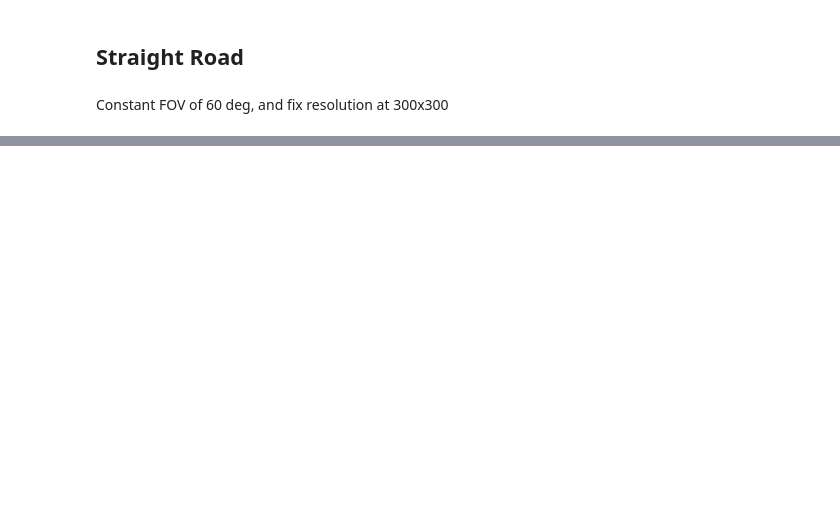
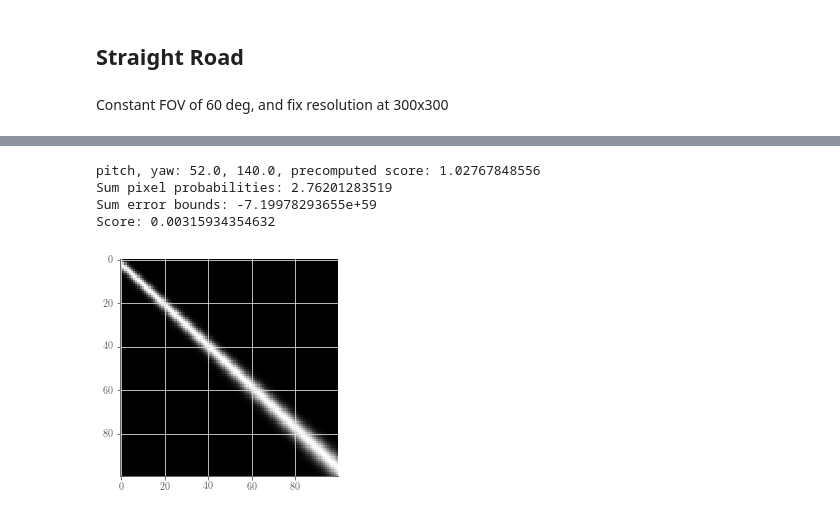
Before and after one commit to flyingsilverfin/AV-Camera-Placement, a Jupyter notebook: evaluation/single_camera_placement/Single Camera.ipynb, the cells around one changed output, grey strips where cells are left out. Drawn from its saved outputs; the diff is of its cells as text; code cells hidden in the pictures; blank space fills up the shorter version.

```diff
--- a/evaluation/single_camera_placement/Single Camera.ipynb
+++ b/evaluation/single_camera_placement/Single Camera.ipynb
@@ -278,0 +328,23 @@ camera_yaws_range = np.array([center_yaw_deg - yaw_range, center_yaw_deg + yaw_r
+# %%
+pitch_index, yaw_index= 7, 14
+pitch, yaw = camera_pitches[pitch_index], camera_yaws[yaw_index]
+print("pitch, yaw: {0}, {1}, precomputed score: {2}".format(pitch, yaw, scores[pitch_index, yaw_index]))
+c = Camera(camera_position, pitch, yaw)
+c.set_resolution(100, 100)
+c.set_fov(*fov_deg)
+pixel_probabilities = c.get_pixel_probabilities_for_road(road)
+print("Sum pixel probabilities: {0}".format(np.sum(pixel_probabilities)))
+error_bounds = error_radius_across_pixels(c)
+print("Sum error bounds: {0}".format(np.sum(error_bounds)))
+target = (1.0/(1+error_bounds)) * pixel_probabilities
+score = np.sum(target)
+print("Score: {0}".format(score))
+plt.imshow(np.flip(pixel_probabilities, 0))
+plt.gray()
+plt.show()
+# %% [output]
+pitch, yaw: 52.0, 140.0, precomputed score: 1.02767848556
+Sum pixel probabilities: 2.76201283519
+Sum error bounds: -7.19978293655e+59
+Score: 0.00315934354632
+[figure, added]
```
Also changed, not shown: parts of 21 cells of this notebook, 3 other files.
